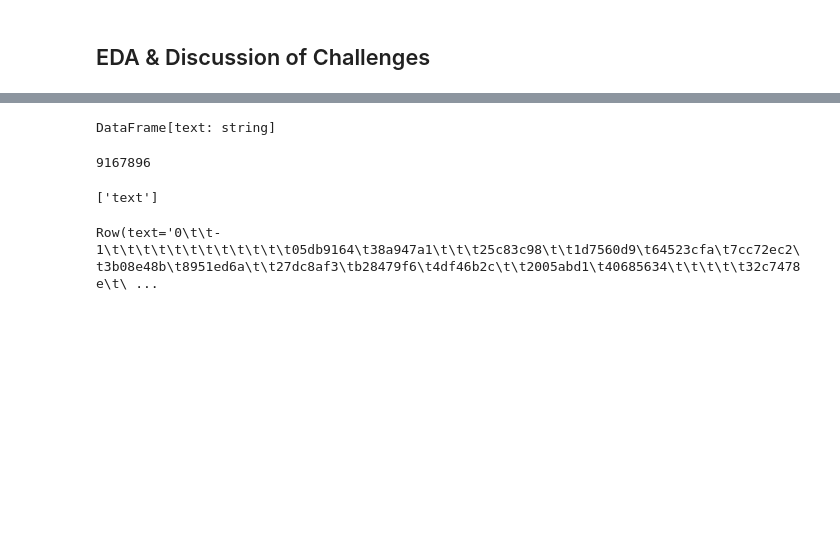
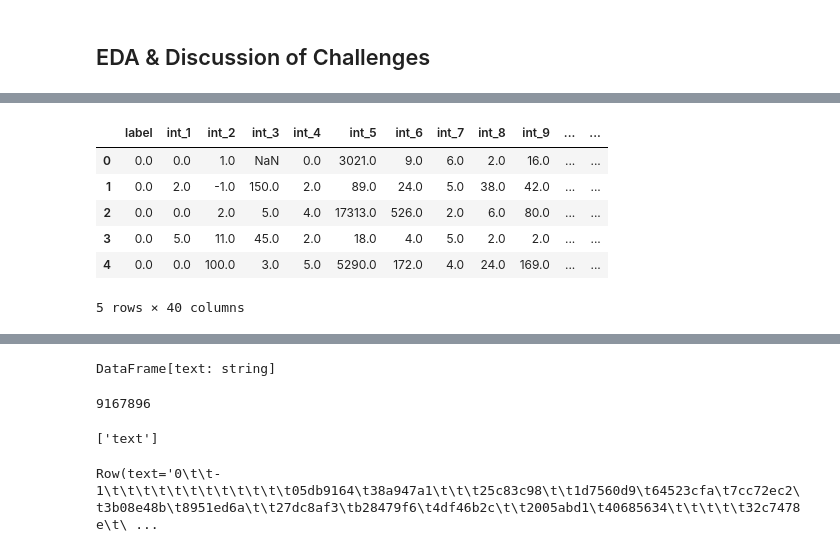
Before and after one commit to saurav-datta/click-through-rate-prediction-spark, a Jupyter notebook: W261 Final Project Alex-Jayanth-Saurav.ipynb, the cells around one changed output, grey strips where cells are left out. Cells and saved outputs as stored; diff of their text form; code cells hidden in the pictures; blank space fills up the shorter version.

```diff
--- a/W261 Final Project Alex-Jayanth-Saurav.ipynb
+++ b/W261 Final Project Alex-Jayanth-Saurav.ipynb
@@ -381,0 +719,10 @@ rawDF = sqlContext.read.text('gs://bucket-w261-final/data/train.txt').withColumn
+# %%
+pd_sample_df.head()
+# %% [output]
+|  | label | int_1 | int_2 | int_3 | int_4 | int_5 | int_6 | int_7 | int_8 | int_9 | ... | ... |
+| 0 | 0.0 | 0.0 | 1.0 | NaN | 0.0 | 3021.0 | 9.0 | 6.0 | 2.0 | 16.0 | ... | ... |
+| 1 | 0.0 | 2.0 | -1.0 | 150.0 | 2.0 | 89.0 | 24.0 | 5.0 | 38.0 | 42.0 | ... | ... |
+| 2 | 0.0 | 0.0 | 2.0 | 5.0 | 4.0 | 17313.0 | 526.0 | 2.0 | 6.0 | 80.0 | ... | ... |
+| 3 | 0.0 | 5.0 | 11.0 | 45.0 | 2.0 | 18.0 | 4.0 | 5.0 | 2.0 | 2.0 | ... | ... |
+| 4 | 0.0 | 0.0 | 100.0 | 3.0 | 5.0 | 5290.0 | 172.0 | 4.0 | 24.0 | 169.0 | ... | ... |
+5 rows × 40 columns
```
Also changed, not shown: parts of 72 cells of this notebook.
